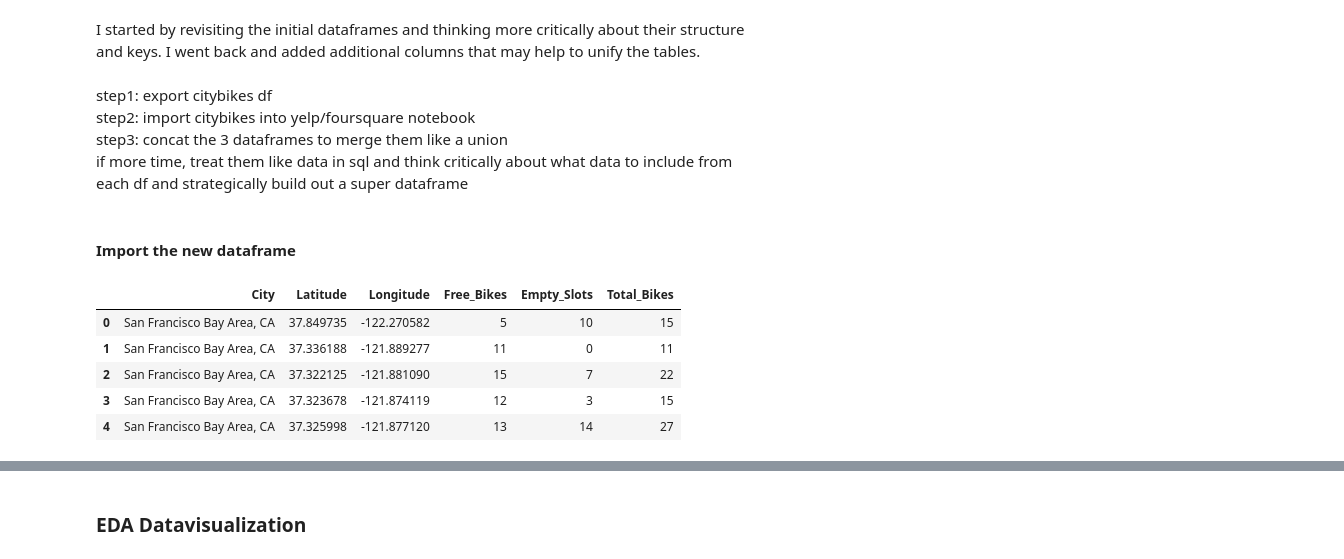
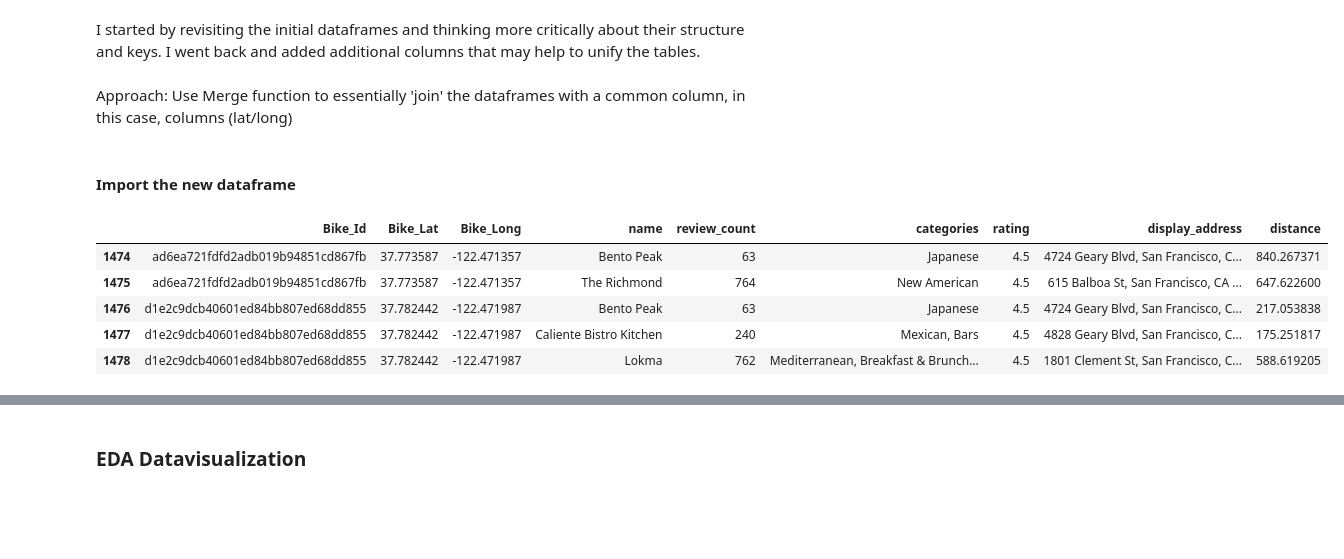
Before and after one commit to nas27/Statistical-Modelling-Project, a Jupyter notebook: notebooks/joining_data.ipynb, the cells around one changed output, grey strips where cells are left out. Cells and saved outputs as stored; diff of their text form; code cells hidden in the pictures; blank space fills up the shorter version.

Commit message:
Pulling API data foreach station, fixed joining_data process

```diff
--- a/notebooks/joining_data.ipynb
+++ b/notebooks/joining_data.ipynb
@@ -3,11 +3,8 @@ Join the data from Part 1 with the data from Part 2 to create a new dataframe.
 # %% [markdown]
 I started by revisiting the initial dataframes and thinking more critically about their structure and keys.
 I went back and added additional columns that may help to unify the tables.
-# %% [markdown]
-step1: export citybikes df \
-step2: import citybikes into yelp/foursquare notebook\
-step3: concat the 3 dataframes to merge them like a union\
-if more time, treat them like data in sql and think critically about what data to include from each df and strategically build out a super dataframe
+# %% [markdown]
+Approach: Use Merge function to essentially 'join' the dataframes with a common column, in this case, columns (lat/long)
 # %% [markdown]
 #### Import the new dataframe
 # %%
@@ -28,13 +25,13 @@ df_yelp = pd.read_csv(csv_file_path_yelp)
 df_foursquare = pd.read_csv(csv_file_path_fsq)
 # %%
 #api_data_all.tail()
-#df_yelp.head()
-df_bikes.head()
-#df_foursquare.head()
+#df_yelp.tail()
+#df_bikes.head()
+#df_foursquare.tail()
 # %% [output]
-|  | City | Latitude | Longitude | Free_Bikes | Empty_Slots | Total_Bikes |
-| 0 | San Francisco Bay Area, CA | 37.849735 | -122.270582 | 5 | 10 | 15 |
-| 1 | San Francisco Bay Area, CA | 37.336188 | -121.889277 | 11 | 0 | 11 |
-| 2 | San Francisco Bay Area, CA | 37.322125 | -121.881090 | 15 | 7 | 22 |
-| 3 | San Francisco Bay Area, CA | 37.323678 | -121.874119 | 12 | 3 | 15 |
-| 4 | San Francisco Bay Area, CA | 37.325998 | -121.877120 | 13 | 14 | 27 |
+|  | Bike_Id | Bike_Lat | Bike_Long | name | review_count | categories | rating | display_address | distance |
+| 1474 | ad6ea721fdfd2adb019b94851cd867fb | 37.773587 | -122.471357 | Bento Peak | 63 | Japanese | 4.5 | 4724 Geary Blvd, San Francisco, C... | 840.267371 |
+| 1475 | ad6ea721fdfd2adb019b94851cd867fb | 37.773587 | -122.471357 | The Richmond | 764 | New American | 4.5 | 615 Balboa St, San Francisco, CA ... | 647.622600 |
+| 1476 | d1e2c9dcb40601ed84bb807ed68dd855 | 37.782442 | -122.471987 | Bento Peak | 63 | Japanese | 4.5 | 4724 Geary Blvd, San Francisco, C... | 217.053838 |
+| 1477 | d1e2c9dcb40601ed84bb807ed68dd855 | 37.782442 | -122.471987 | Caliente Bistro Kitchen | 240 | Mexican, Bars | 4.5 | 4828 Geary Blvd, San Francisco, C... | 175.251817 |
+| 1478 | d1e2c9dcb40601ed84bb807ed68dd855 | 37.782442 | -122.471987 | Lokma | 762 | Mediterranean, Breakfast & Brunch... | 4.5 | 1801 Clement St, San Francisco, C... | 588.619205 |
```
Also changed, not shown: parts of 8 cells of this notebook, 6 other files.
